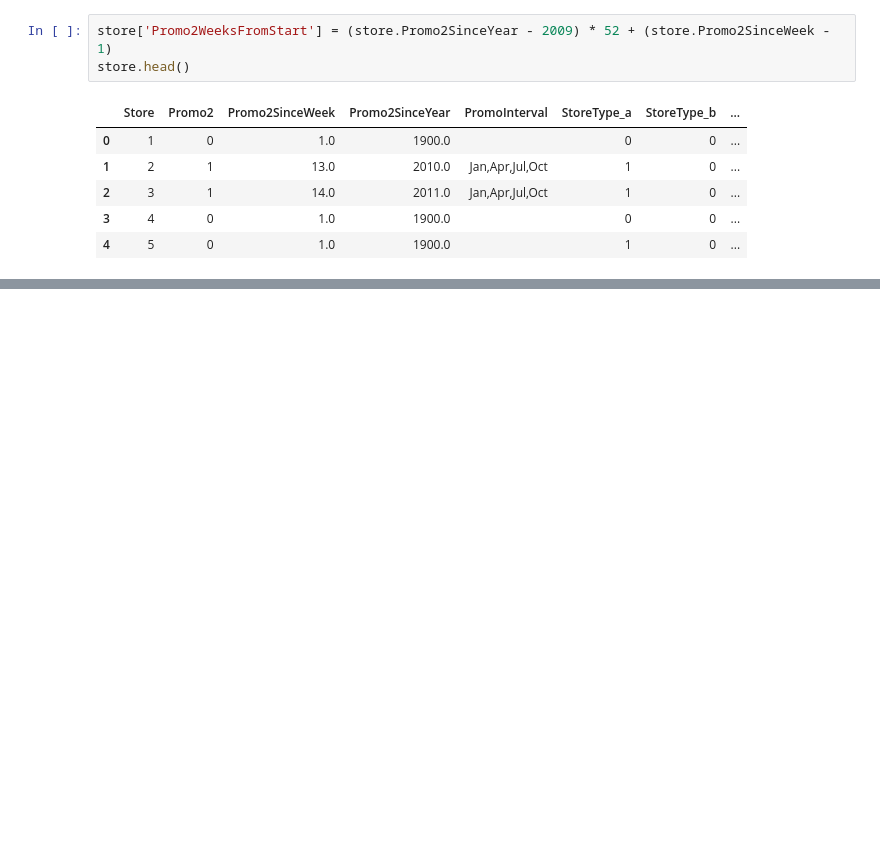
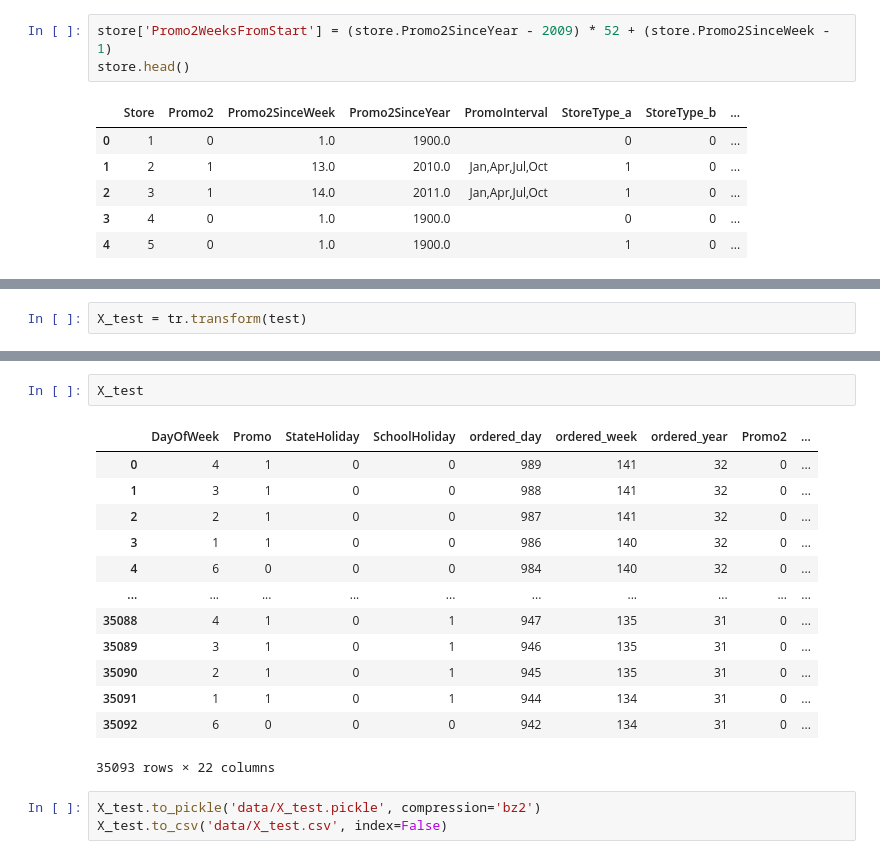
Before and after one commit to vkhmara/EPAM-Internship, a Jupyter notebook: Rossmann Store Sales/EDA.ipynb, the cells around one changed output, grey strips where cells are left out. Cells and saved outputs as stored; diff of their text form; blank space fills up the shorter version.

```diff
--- a/Rossmann Store Sales/EDA.ipynb
+++ b/Rossmann Store Sales/EDA.ipynb
@@ -895,0 +1028,2 @@ store.to_csv('data/store_transformed.csv', index=False)
+# %%
+X_test = tr.transform(test)
@@ -895,0 +1050,19 @@ store.to_csv('data/store_transformed.csv', index=False)
+# %%
+X_test
+# %% [output]
+|  | DayOfWeek | Promo | StateHoliday | SchoolHoliday | ordered_day | ordered_week | ordered_year | Promo2 | ... |
+| 0 | 4 | 1 | 0 | 0 | 989 | 141 | 32 | 0 | ... |
+| 1 | 3 | 1 | 0 | 0 | 988 | 141 | 32 | 0 | ... |
+| 2 | 2 | 1 | 0 | 0 | 987 | 141 | 32 | 0 | ... |
+| 3 | 1 | 1 | 0 | 0 | 986 | 140 | 32 | 0 | ... |
+| 4 | 6 | 0 | 0 | 0 | 984 | 140 | 32 | 0 | ... |
+| ... | ... | ... | ... | ... | ... | ... | ... | ... | ... |
+| 35088 | 4 | 1 | 0 | 1 | 947 | 135 | 31 | 0 | ... |
+| 35089 | 3 | 1 | 0 | 1 | 946 | 135 | 31 | 0 | ... |
+| 35090 | 2 | 1 | 0 | 1 | 945 | 135 | 31 | 0 | ... |
+| 35091 | 1 | 1 | 0 | 1 | 944 | 134 | 31 | 0 | ... |
+| 35092 | 6 | 0 | 0 | 0 | 942 | 134 | 31 | 0 | ... |
+35093 rows × 22 columns
+# %%
+X_test.to_pickle('data/X_test.pickle', compression='bz2')
+X_test.to_csv('data/X_test.csv', index=False)
```
Also changed, not shown: parts of 52 cells of this notebook.
